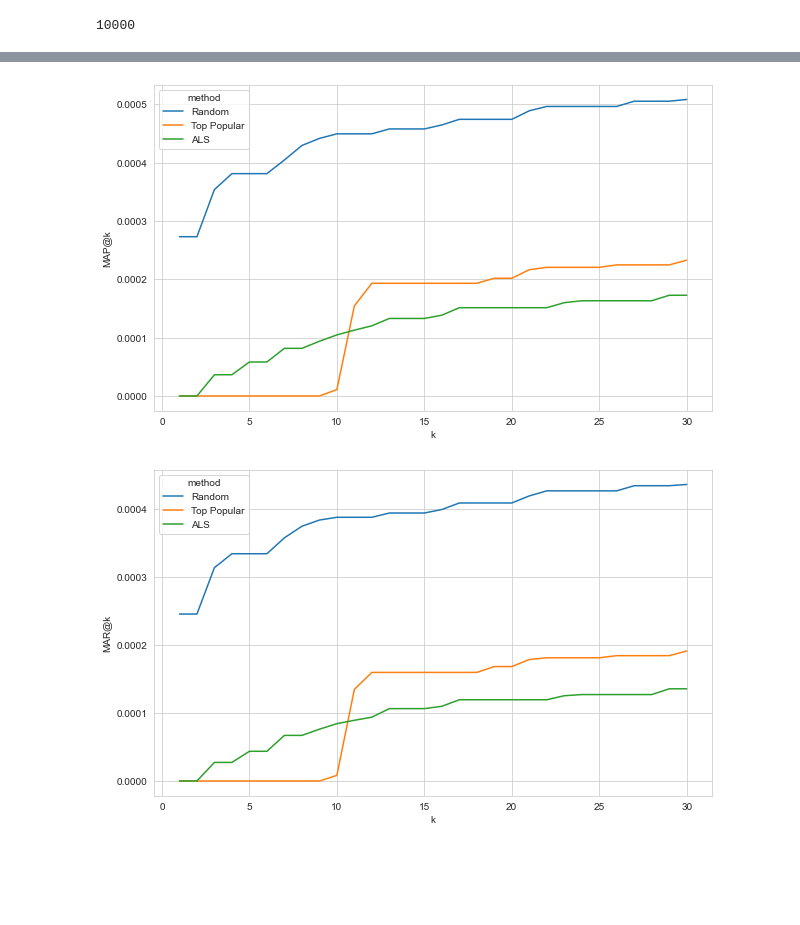
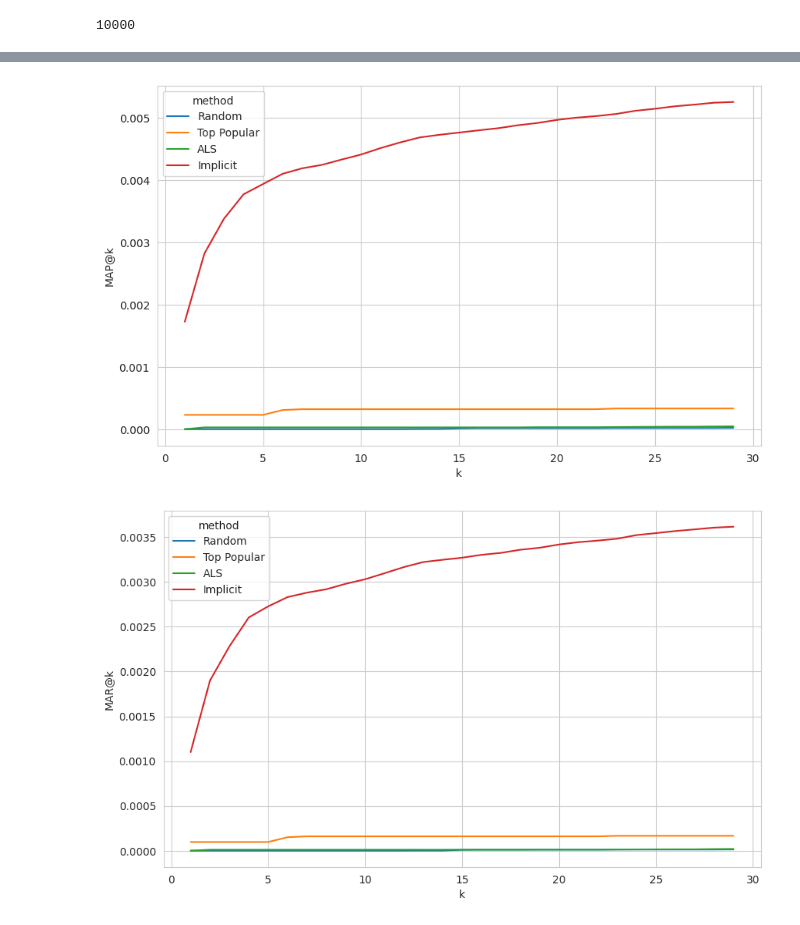
Before and after one commit to maxgalanov/RecSysYearProject, a Jupyter notebook: hse_rec_sys/notebooks/baseline_and_als.ipynb, the cells around one changed output, grey strips where cells are left out. Cells and saved outputs as stored; diff of their text form; code cells hidden in the pictures; blank space fills up the shorter version.

Commit message:
Update base and als: add Implicit realization

```diff
--- a/hse_rec_sys/notebooks/baseline_and_als.ipynb
+++ b/hse_rec_sys/notebooks/baseline_and_als.ipynb
@@ -136,5 +147,5 @@ def ALS(users: List, items: List, ratings: List, num_users: int, num_items: int,
 
     return P, Q
 # %%
-P, Q = ALS(train.user_id, train.song_id, train.play_count, num_users, num_songs, n_iters=5)
+P, Q = ALS(train_sparce, train.user_id, train.song_id, train.play_count, num_users, num_songs, n_iters=10)
 # %% [output]
@@ -185,4 +208,4 @@ def MAP_k(true, pred, k):
 # %%
 true_relevant = []
-for user, data in test[test.play_count >= 3].groupby('user_id'):
-    true_relevant += [data.song_id.tolist()]
+for user, song in test[test.play_count > 3].groupby('user_id'):
+    true_relevant += [song.song_id.tolist()]
@@ -209,24 +212,27 @@ true_relevant
 # %%
-ks = np.arange(1, 20)
+ks = np.arange(1, 31)
 als_preds = get_ALS_preds(P, Q, k=ks[-1])
 random_preds = get_random_preds(k=ks[-1])
 top_preds = get_toppop_preds(freq=10, k=ks[-1])
+implicit_pred = get_implicit_pred(k=ks[-1])
 
 random_map_k = [MAP_k(true_relevant, random_preds, k=k) for k in ks]
 top_map_k = [MAP_k(true_relevant, top_preds, k=k) for k in ks]
 als_map_k = [MAP_k(true_relevant, als_preds, k=k) for k in ks]
+impl_map_k = [MAP_k(true_relevant, implicit_pred, k=k) for k in ks]
 # %%
 plt.figure(figsize=(10, 6))
 plt.plot(ks, random_map_k, label='Random')
 plt.plot(ks, top_map_k, label='Top Popular')
 plt.plot(ks, als_map_k, label='ALS')
+plt.plot(ks, impl_map_k, label='Implicit')
 
 plt.legend(title='method')
 plt.xlabel('k')
 plt.ylabel('MAP@k')
 plt.show()
 # %% [output]
-[figure, old version]
+[figure, new version]
 # %%
 def AR_k(true, pred, k):
 
@@ -250,23 +256,20 @@ def MAR_k(true, pred, k):
 
     return np.mean([AR_k(a,p,k) for a,p in zip(true, pred)])
 # %%
-ks = np.arange(1, 31)
-# als_preds = get_ALS_preds(P, Q, k=ks[-1])
-# random_preds = get_random_preds(k=ks[-1])
-# top_preds = get_toppop_preds(freq=10, k=ks[-1])
-
 random_map_k = [MAR_k(true_relevant, random_preds, k=k) for k in ks]
 top_map_k = [MAR_k(true_relevant, top_preds, k=k) for k in ks]
 als_map_k = [MAR_k(true_relevant, als_preds, k=k) for k in ks]
+impl_map_k = [MAR_k(true_relevant, implicit_pred, k=k) for k in ks]
 # %%
 plt.figure(figsize=(10, 6))
 plt.plot(ks, random_map_k, label='Random')
 plt.plot(ks, top_map_k, label='Top Popular')
 plt.plot(ks, als_map_k, label='ALS')
+plt.plot(ks, impl_map_k, label='Implicit')
 
 plt.legend(title='method')
 plt.xlabel('k')
 plt.ylabel('MAR@k')
 plt.show()
 # %% [output]
-[figure, old version]
+[figure, new version]
```
Also changed, not shown: parts of 18 cells of this notebook.
